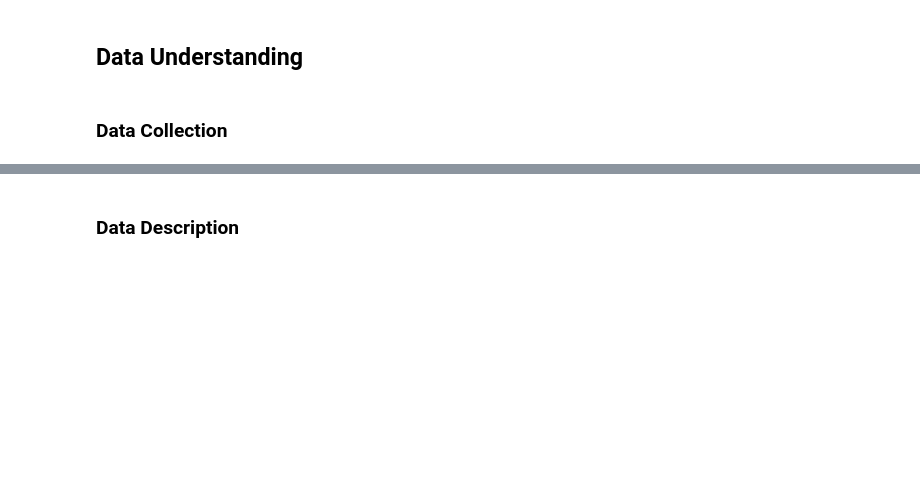
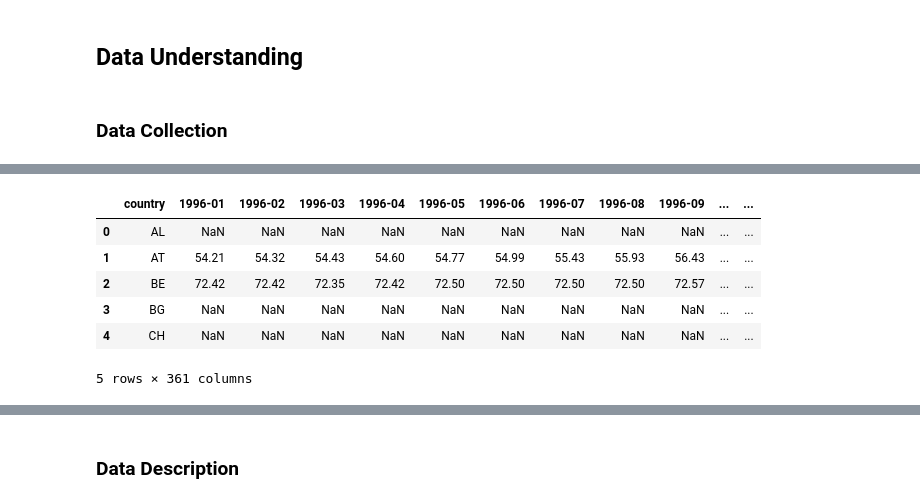
Before and after one commit to baktofebruary/InfoVis, a Jupyter notebook: notebooks/prepare_data.ipynb, the cells around one changed output, grey strips where cells are left out. Cells and saved outputs as stored; diff of their text form; code cells hidden in the pictures; blank space fills up the shorter version.

```diff
--- a/notebooks/prepare_data.ipynb
+++ b/notebooks/prepare_data.ipynb
@@ -8,0 +63,10 @@
+# %%
+rent_price_df.head()
+# %% [output]
+|  | country | 1996-01 | 1996-02 | 1996-03 | 1996-04 | 1996-05 | 1996-06 | 1996-07 | 1996-08 | 1996-09 | ... | ... |
+| 0 | AL | NaN | NaN | NaN | NaN | NaN | NaN | NaN | NaN | NaN | ... | ... |
+| 1 | AT | 54.21 | 54.32 | 54.43 | 54.60 | 54.77 | 54.99 | 55.43 | 55.93 | 56.43 | ... | ... |
+| 2 | BE | 72.42 | 72.42 | 72.35 | 72.42 | 72.50 | 72.50 | 72.50 | 72.50 | 72.57 | ... | ... |
+| 3 | BG | NaN | NaN | NaN | NaN | NaN | NaN | NaN | NaN | NaN | ... | ... |
+| 4 | CH | NaN | NaN | NaN | NaN | NaN | NaN | NaN | NaN | NaN | ... | ... |
+5 rows × 361 columns
```
Also changed, not shown: parts of 20 cells of this notebook, 11 other files.
